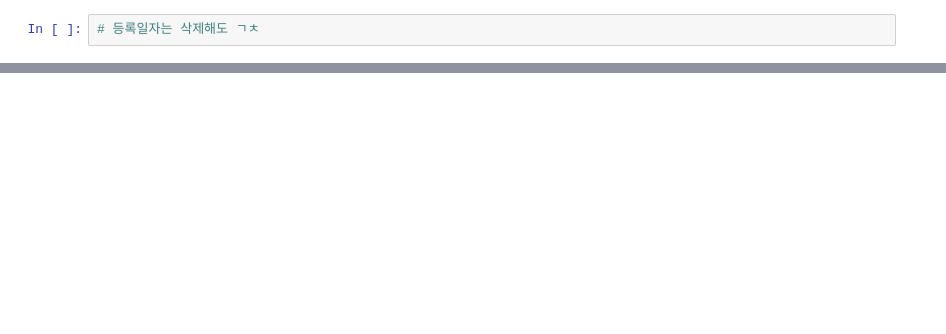
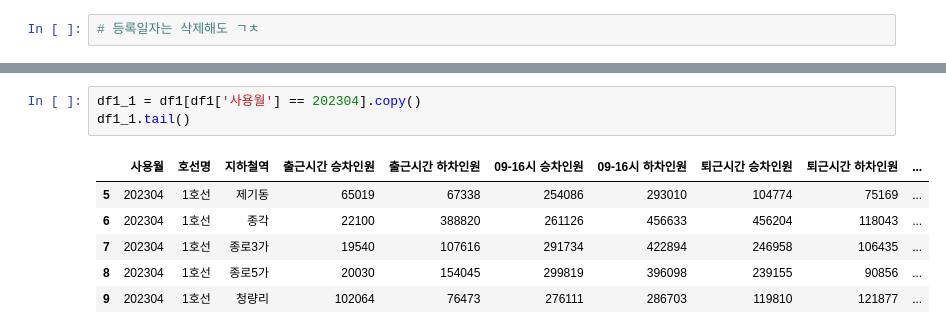
Before and after one commit to Mayhem-XD/Project_p1, a Jupyter notebook: test_code_2.ipynb, the cells around one changed output, grey strips where cells are left out. Cells and saved outputs as stored; diff of their text form; blank space fills up the shorter version.

```diff
--- a/test_code_2.ipynb
+++ b/test_code_2.ipynb
@@ -53,0 +32,10 @@ df3.tail()
+# %%
+df1_1 = df1[df1['사용월'] == 202304].copy()
+df1_1.tail()
+# %% [output]
+|  | 사용월 | 호선명 | 지하철역 | 출근시간 승차인원 | 출근시간 하차인원 | 09-16시 승차인원 | 09-16시 하차인원 | 퇴근시간 승차인원 | 퇴근시간 하차인원 | ... |
+| 5 | 202304 | 1호선 | 제기동 | 65019 | 67338 | 254086 | 293010 | 104774 | 75169 | ... |
+| 6 | 202304 | 1호선 | 종각 | 22100 | 388820 | 261126 | 456633 | 456204 | 118043 | ... |
+| 7 | 202304 | 1호선 | 종로3가 | 19540 | 107616 | 291734 | 422894 | 246958 | 106435 | ... |
+| 8 | 202304 | 1호선 | 종로5가 | 20030 | 154045 | 299819 | 396098 | 239155 | 90856 | ... |
+| 9 | 202304 | 1호선 | 청량리 | 102064 | 76473 | 276111 | 286703 | 119810 | 121877 | ... |
```
Also changed, not shown: parts of 25 cells of this notebook, 1 other file.
